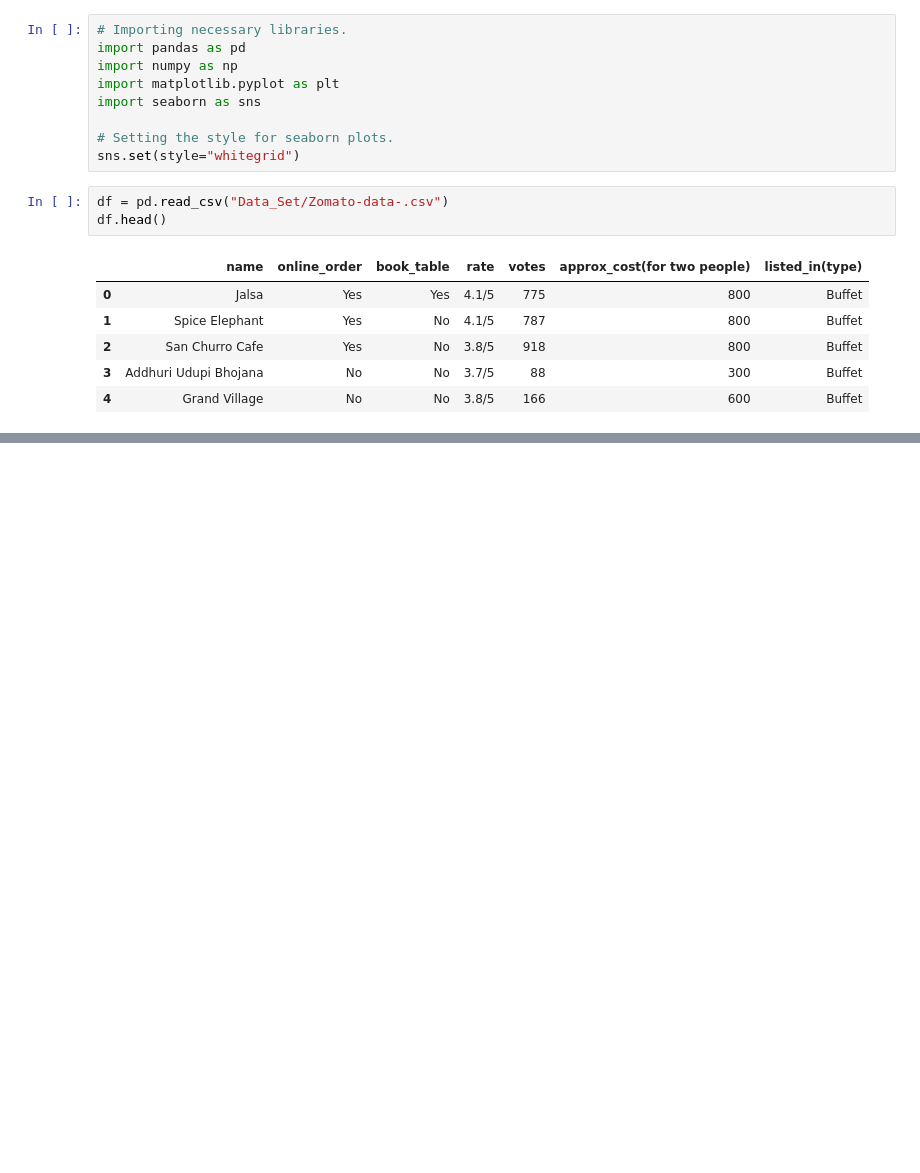
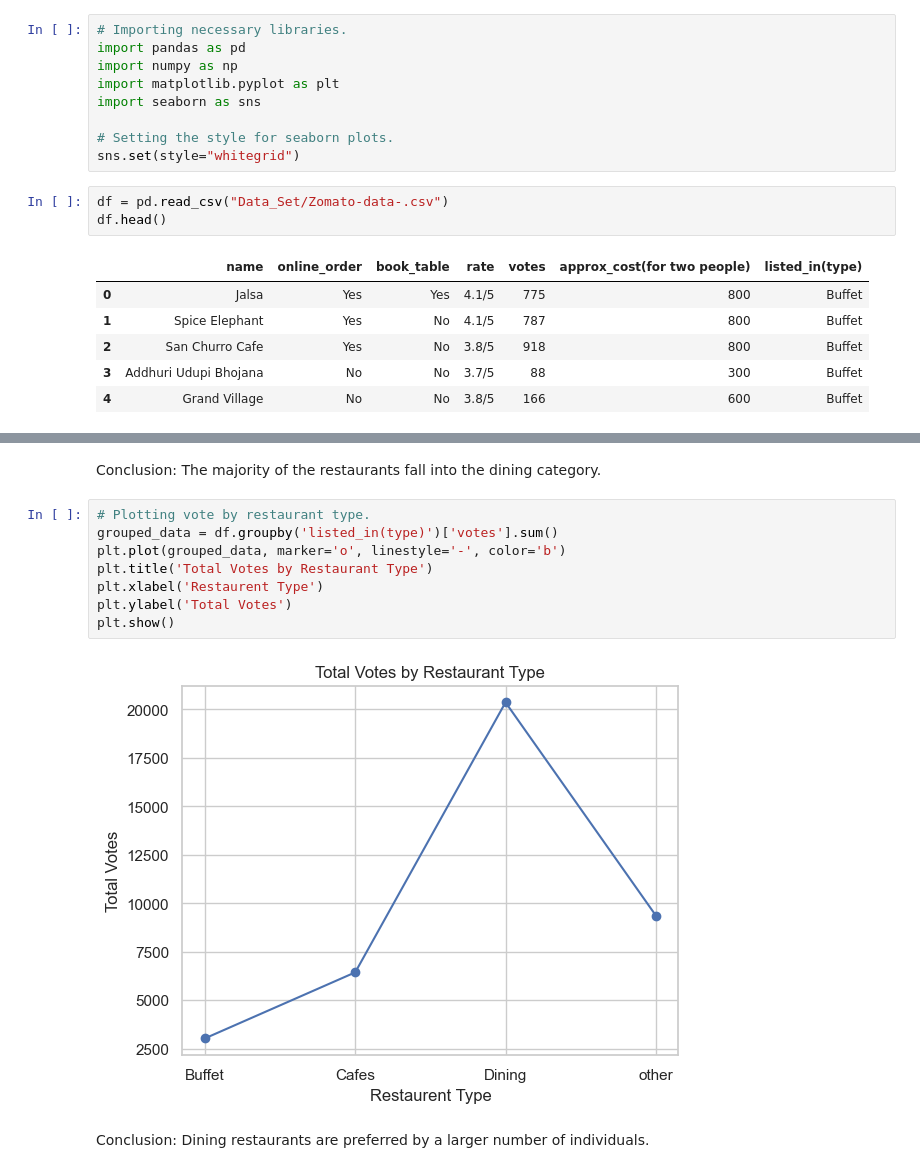
Before and after one commit to DhammikePremachandra/Python, a Jupyter notebook: Zomato_Data_Analysis.ipynb, the cells around one changed output, grey strips where cells are left out. Cells and saved outputs as stored; diff of their text form; blank space fills up the shorter version.

```diff
--- a/Zomato_Data_Analysis.ipynb
+++ b/Zomato_Data_Analysis.ipynb
@@ -19,0 +82,14 @@ df.head()
+# %% [markdown]
+Conclusion: The majority of the restaurants fall into the dining category.
+# %%
+# Plotting vote by restaurant type.
+grouped_data = df.groupby('listed_in(type)')['votes'].sum()
+plt.plot(grouped_data, marker='o', linestyle='-', color='b')
+plt.title('Total Votes by Restaurant Type')
+plt.xlabel('Restaurent Type')
+plt.ylabel('Total Votes')
+plt.show()
+# %% [output]
+[figure, added]
+# %% [markdown]
+Conclusion: Dining restaurants are preferred by a larger number of individuals.
```
Also changed, not shown: parts of 16 cells of this notebook.
